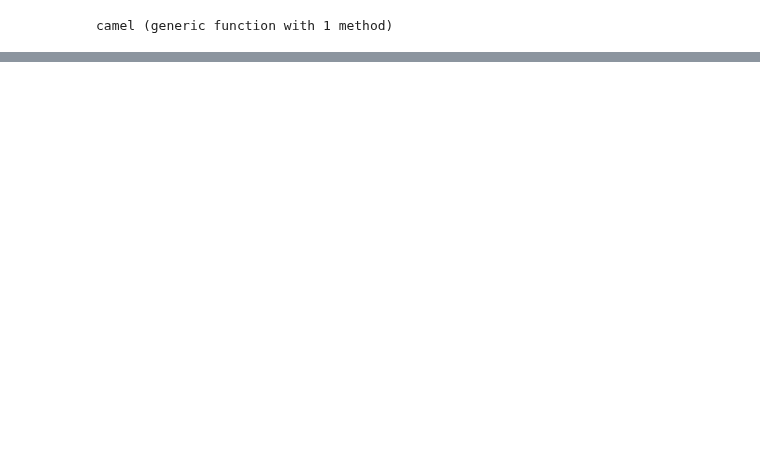
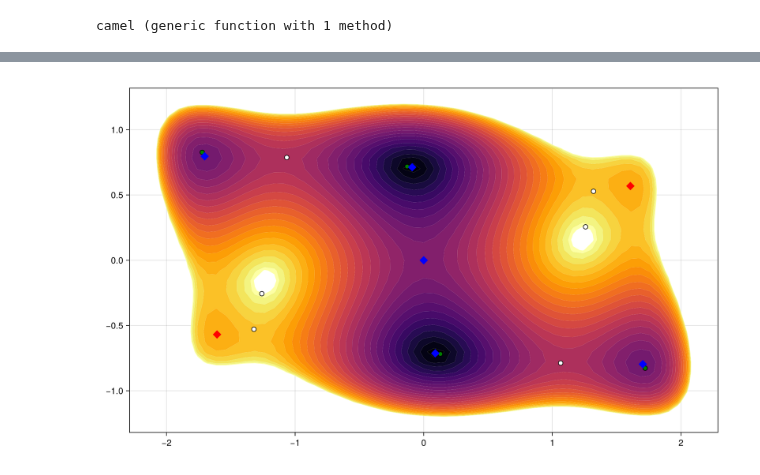
Before and after one commit to gescholt/Globtim.jl, a Jupyter notebook: Examples/Notebooks/Camel_2d.ipynb, the cells around one changed output, grey strips where cells are left out. Cells and saved outputs as stored; diff of their text form; code cells hidden in the pictures; blank space fills up the shorter version.

```diff
--- a/Examples/Notebooks/Camel_2d.ipynb
+++ b/Examples/Notebooks/Camel_2d.ipynb
@@ -170,0 +80,4 @@ GLMakie.closeall()
+# %%
+using Optim
+df_cheb, df_min_cheb = analyze_critical_points(f, df_cheb, TR, tol_dist=0.05);
+df_lege, df_min_lege = analyze_critical_points(f, df_lege, TR, tol_dist=0.05);
@@ -170,0 +102,6 @@ GLMakie.closeall()
+# %%
+using CairoMakie
+CairoMakie.activate!
+cairo_plot_polyapprox_levelset(pol_cheb, TR, df_cheb, df_min_cheb, chebyshev_levels=true)
+# %% [output]
+[figure, added]
```
Also changed, not shown: parts of 9 cells of this notebook, 15 other files.
